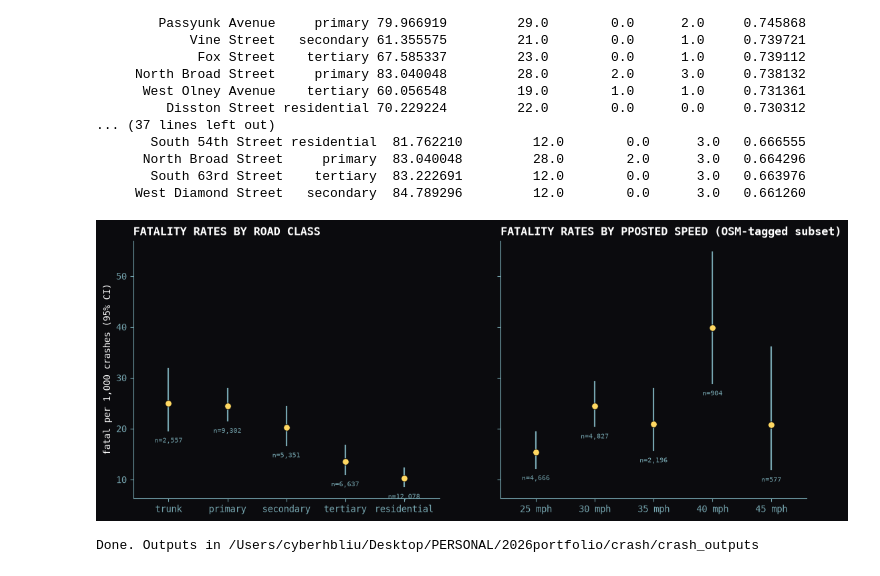
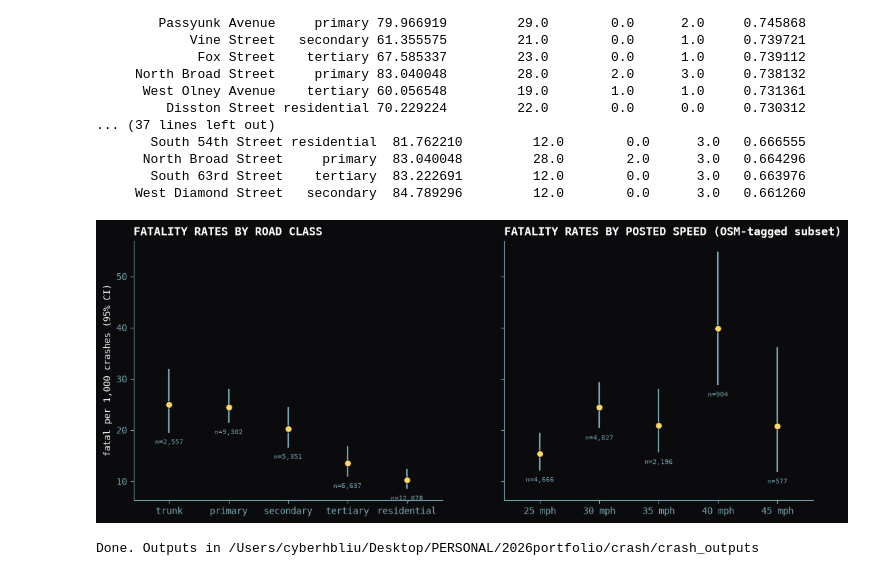
Before and after one commit to cyber-hbliu/Urban-Street-Networks-and-Interactive-Web-Maps, a Jupyter notebook: update.ipynb, the cells around one changed output. Saved outputs shown, nothing was run; the diff lists cells and outputs as text; code cells hidden in the pictures.

```diff
--- a/update.ipynb
+++ b/update.ipynb
@@ -734,7 +734,7 @@ ax.plot(hf.index, hf.values, color=PULSE,
         lw=1.8, label="share of fatal crashes")
 ax.set_xticks(range(0, 24, 3))
 ax.set_xlabel("hour of day"); ax.set_ylabel("share (%)")
-ax.set_title("CRASHES AND DEATHS KEEP DIFFERENT CLOCKS", loc="left")
+ax.set_title("CRASHES TEMPORAL DIFFERENCE", loc="left")
 ax.legend(frameon=False)
 fig.savefig(OUT / "temporal_divergence.png", dpi=400, bbox_inches="tight")
 plt.close(fig)
@@ -778,35 +778,35 @@ Top 15 by crash_index (segments >= 60 m; NB same-named distinct streets are conf
 # %%
 def wilson1k(k, n, z=1.96):
     p = k / n
     d = 1 + z * z / n
     c = (p + z * z / (2 * n)) / d
     h = z * np.sqrt(p * (1 - p) / n + z * z / (4 * n * n)) / d
     return (c - h) * 1000, (c + h) * 1000
 
 fig, axes = plt.subplots(1, 2, figsize=(13, 5), sharey=True)
 order = ["trunk", "primary", "secondary", "tertiary", "residential"]
 cls = by_class.loc[[o for o in order if o in by_class.index]].reset_index()
 spd = sp[sp["crashes"] >= 100].reset_index()
 spd["mph"] = spd["maxspeed"].str.extract(r"(\d+)").astype(int)
 spd = spd.sort_values("mph").reset_index(drop=True)
 
 for ax, df, lab, title in [
     (axes[0], cls, "hwy", "FATALITY RATES BY ROAD CLASS"),
-        (axes[1], spd, "maxspeed", "FATALITY RATES BY PPOSTED SPEED (OSM-tagged subset)")]:
+        (axes[1], spd, "maxspeed", "FATALITY RATES BY POSTED SPEED (OSM-tagged subset)")]:
     for i, r in df.iterrows():
         lo, hi = wilson1k(r["fatal"], r["crashes"])
         ax.plot([i, i], [lo, hi], color=DIM, lw=1.6)
         ax.scatter(i, 1000 * r["fatal"] / r["crashes"], color=GOLD, s=48,
                    zorder=3, edgecolors=INK, linewidths=0.6)
         ax.annotate(f"n={int(r['crashes']):,}", (i, lo), xytext=(0, -13),
                     textcoords="offset points", ha="center", fontsize=7, color=DIM)
     ax.set_xticks(range(len(df)), df[lab])
     ax.set_title(title, loc="left")
     ax.set_xlim(-0.6, len(df) - 0.4)
 axes[0].set_ylabel("fatal per 1,000 crashes (95% CI)")
 fig.savefig(OUT / "severity_design_gradient.png", dpi=400, bbox_inches="tight")
 # %% [output]
-[figure, old version]
+[figure, new version]
 # %%
 keep_cols = ["name", "hwy", "crash_count", "fatal_cnt", "ksi_cnt",
              "long_snap_cnt", "crash_index", "fatal_index", "ksi_index",
```
Also changed, not shown: parts of 1 cell of this notebook.
